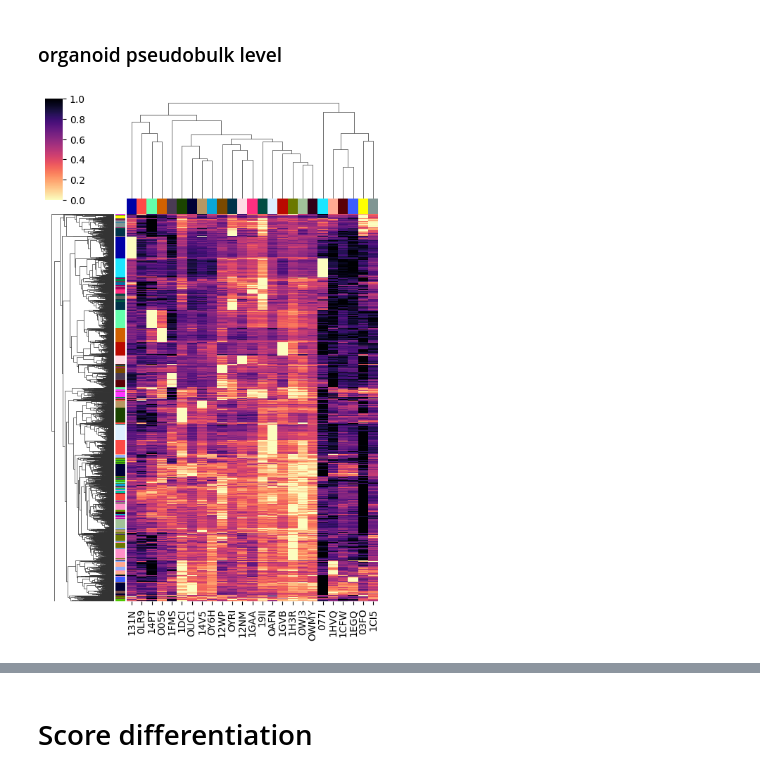
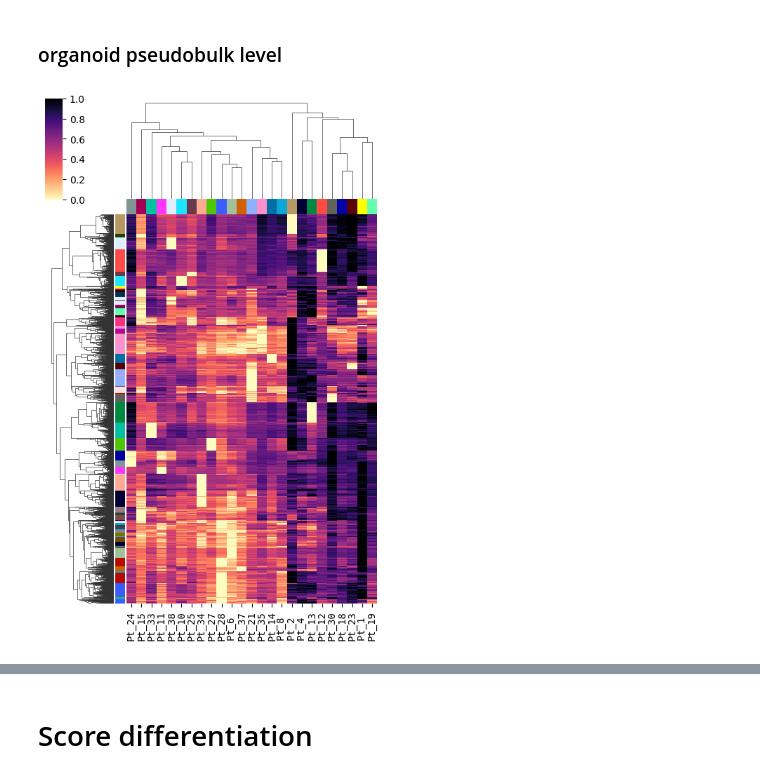
Before and after one commit to bdsc-tds/Norkin2026, a Jupyter notebook: workflow/analysis/xenium/2-correlate_pseudobulk_gex.ipynb, the cells around one changed output, grey strips where cells are left out. Drawn from its saved outputs; the diff is of its cells as text; code cells hidden in the pictures.

```diff
--- a/workflow/analysis/xenium/2-correlate_pseudobulk_gex.ipynb
+++ b/workflow/analysis/xenium/2-correlate_pseudobulk_gex.ipynb
@@ -193,3 +193,14 @@ df_clin = pd.concat((
 # %%
 adata_malignant = sc.read(path_h5ad)
 adata_malignant.obs['donor_corrected_renamed'] = adata_malignant.obs['donor_corrected'].astype(str).replace(donor_name_map)
+adata_malignant.obs = adata_malignant.obs.join(gdf, on=None, rsuffix='_y', how='left')
+
+# filter out small organoids
+counts = adata_malignant.obs[organoid_id_column_key].value_counts()
+small_organoids = counts[counts<organoid_size_threshold].index
+ix_pdo = adata_malignant.obs['condition'] != 'CRC'
+is_small_organoid = adata_malignant.obs[organoid_id_column_key].isin(small_organoids)
+is_invalid_organoid = ix_pdo & (~adata_malignant.obs_names.isin(gdf.index))
+
+adata_malignant = adata_malignant[(~is_small_organoid) & (~is_invalid_organoid)].copy()
+print('filtering out',len(small_organoids),f'organoids below {organoid_size_threshold} cells')
@@ -242,8 +254,8 @@ for metric in ['correlation','cosine','euclidean']:
 
     D = cdist(pb_organoids.X, pb_crc.X, metric)
     heatmap_data = pd.DataFrame(D,
-        index=pb_organoids.obs_names.map(donor_name_map),
-        columns=pb_crc.obs_names.map(donor_name_map))
+        index=pb_organoids.obs_names,
+        columns=pb_crc.obs_names.map(donor_name_map).str.ljust(5))
 
     row_donors = pb_organoids.obs['donor_corrected_renamed']
     col_donors = pb_crc.obs['donor_corrected_renamed']
@@ -266,6 +278,8 @@ for metric in ['correlation','cosine','euclidean']:
         # cbar_pos=[0., 1, .03, .4],
         figsize=(5, 8),
     )
+    for lbl in g.ax_heatmap.get_xticklabels():
+        lbl.set_fontfamily("monospace")
 
     output_path = Path(cfg['figures_dir']+f'xenium/correlation_pseudobulk_gex/{correction_method}/{segmentation}/pb_organoids_crc_{metric}_clustermap.png')
     heatmap_data.to_csv(output_path.with_suffix('.csv'))
@@ -490,11 +504,11 @@ ad_sc = sc.read_10x_h5(cfg['scrnaseq_processed_dir']+'CRC_PDO/Chromium_merged_pr
 ad_sc.obs = ad_sc.obs.join(pd.read_parquet(cfg['scrnaseq_processed_dir']+'CRC_PDO/Chromium_merged_processed/metadata.parquet').set_index('cell_id'))
 ad_sc.obs['patient'] = ad_sc.obs['patient'].replace({'14VS': '14V5'})
 ad_sc.obs['donor_corrected'] = ad_sc.obs['patient']
+ad_sc.obs['donor_corrected_renamed'] = ad_sc.obs['donor_corrected'].astype(str).replace(donor_name_map)
 ad_sc.obs['condition'] = 'chromium'
 ad_sc.layers['counts'] = ad_sc.X
 
 adata_malignant_PDO = adata_malignant[adata_malignant.obs["condition"] == "CRC_PDO"].copy()
-sc.pp.subsample(adata_malignant_PDO, n_obs=len(ad_sc), copy=False)
 
 # concat modalities
 genes = [adata_malignant_PDO.var_names, ad_sc.var_names]
@@ -511,7 +525,6 @@ ad_sc_pdo_shared_donors = ad_sc_crc[ad_sc_crc.obs['donor_corrected'].isin(u)]
 
 # join gdf for organoid info
 ix_chrom = ad_sc_pdo_shared_donors.obs['condition']=='chromium'
-ad_sc_pdo_shared_donors.obs = ad_sc_pdo_shared_donors.obs.join(gdf, on=None, rsuffix='_y', how='left')
 ad_sc_pdo_shared_donors.obs['chrom_and_organoids_pb'] = ad_sc_pdo_shared_donors.obs['component_and_cluster_and_lasso']
 ad_sc_pdo_shared_donors.obs.loc[ix_chrom,'chrom_and_organoids_pb'] = ad_sc_pdo_shared_donors.obs.loc[ix_chrom,'donor_corrected']
 
@@ -525,43 +538,45 @@ sc.pp.log1p(pb_chrom_and_organoids)
 # %% [markdown]
 ### organoid pseudobulk level
 # %%
-metric = 'correlation'
+for metric in ['correlation','cosine','euclidean']:
+    pb_organoids = pb_chrom_and_organoids[pb_chrom_and_organoids.obs['condition']=='CRC_PDO']
+    pb_chrom = pb_chrom_and_organoids[pb_chrom_and_organoids.obs['condition']=='chromium']
 
-pb_organoids = pb_chrom_and_organoids[pb_chrom_and_organoids.obs['condition']=='CRC_PDO']
-pb_chrom = pb_chrom_and_organoids[pb_chrom_and_organoids.obs['condition']=='chromium']
+    D = cdist(pb_organoids.X, pb_chrom.X, metric)
+    heatmap_data = pd.DataFrame(D,
+        index=pb_organoids.obs_names,
+        columns=pb_chrom.obs_names.map(donor_name_map).str.ljust(5))
 
+    row_donors = pb_organoids.obs['donor_corrected_renamed']
+    col_donors = pb_chrom.obs['donor_corrected_renamed']
 
-D = cdist(pb_organoids.X, pb_chrom.X, metric)
-heatmap_data = pd.DataFrame(D,index=pb_organoids.obs_names,columns=pb_chrom.obs_names)
+    u_donors = np.unique(row_donors)
+    chrom_donor_palette = dict(zip(u_donors,sc.pl.palettes.default_102))
+    row_colors = [chrom_donor_palette[d] for d in row_donors]
+    col_colors = [chrom_donor_palette[d] for d in col_donors]
 
-row_donors = pb_organoids.obs['donor_corrected']
-col_donors = pb_chrom.obs['donor_corrected']
+    g = sns.clustermap(
+        heatmap_data,
+        col_colors=col_colors,     # Use the colors list for column colors
+        row_colors=row_colors,     # Use the colors list for row colors
+        annot=False,           # Write the distance value in the box
+        fmt=".2f",            # Format to 2 decimal places
+        cmap="magma_r",       # Reversed colormap: Dark/Black = Low Distance (Close), Bright = High Distance (Far)
+        linecolor='white',    # Grid lines to separate cells
+        yticklabels=False,
+        xticklabels=True,
+        standard_scale=0,
+        # cbar_pos=[0., 1, .03, .4],
+        figsize=(5, 8),
+    )
+    for lbl in g.ax_heatmap.get_xticklabels():
+        lbl.set_fontfamily("monospace")
 
-u_donors = np.unique(row_donors)
-chrom_donor_palette = dict(zip(u_donors,sc.pl.palettes.default_102))
-row_colors = [chrom_donor_palette[d] for d in row_donors]
-col_colors = [chrom_donor_palette[d] for d in col_donors]
-
-g = sns.clustermap(
-    heatmap_data,
-    col_colors=col_colors,     # Use the colors list for column colors
-    row_colors=row_colors,     # Use the colors list for row colors
-    annot=False,           # Write the distance value in the box
-    fmt=".2f",            # Format to 2 decimal places
-    cmap="magma_r",       # Reversed colormap: Dark/Black = Low Distance (Close), Bright = High Distance (Far)
-    linecolor='white',    # Grid lines to separate cells
-    yticklabels=False,
-    xticklabels=True,
-    standard_scale=0,
-    # cbar_pos=[0., 1, .03, .4],
-    figsize=(5, 8),
-)
-
-output_path = Path(cfg['figures_dir']+f'xenium/correlation_pseudobulk_gex/{correction_method}/{segmentation}/pb_organoids_chrom_{metric}_clustermap.png')
-output_path.parent.mkdir(parents=True, exist_ok=True)
-plt.savefig(output_path, dpi=300, bbox_inches='tight')
-plt.savefig(output_path.with_suffix('.pdf'), dpi=300, bbox_inches='tight')
-plt.show()
-heatmap_data.to_csv(output_path.with_suffix('.csv'))
+    output_path = Path(cfg['figures_dir']+f'xenium/correlation_pseudobulk_gex/{correction_method}/{segmentation}/pb_organoids_chrom_{metric}_clustermap.png')
+    output_path.parent.mkdir(parents=True, exist_ok=True)
+    plt.savefig(output_path, dpi=300, bbox_inches='tight')
+    plt.savefig(output_path.with_suffix('.pdf'), dpi=300, bbox_inches='tight')
+    plt.show()
+    heatmap_data.to_csv(output_path.with_suffix('.csv'))
 # %% [output]
-[figure, old version]
+[figure, new version]
```
Also changed, not shown: parts of 5 cells of this notebook, 3 other files.
